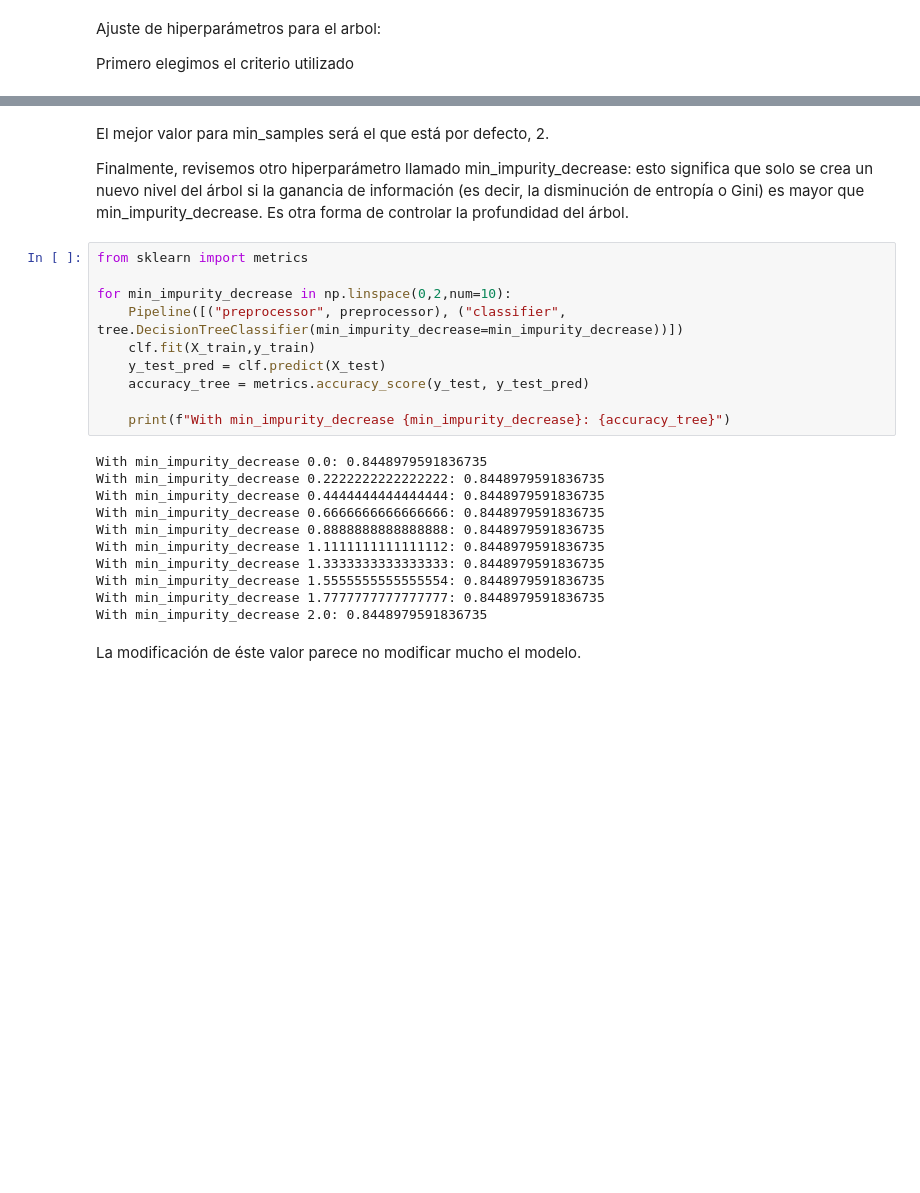
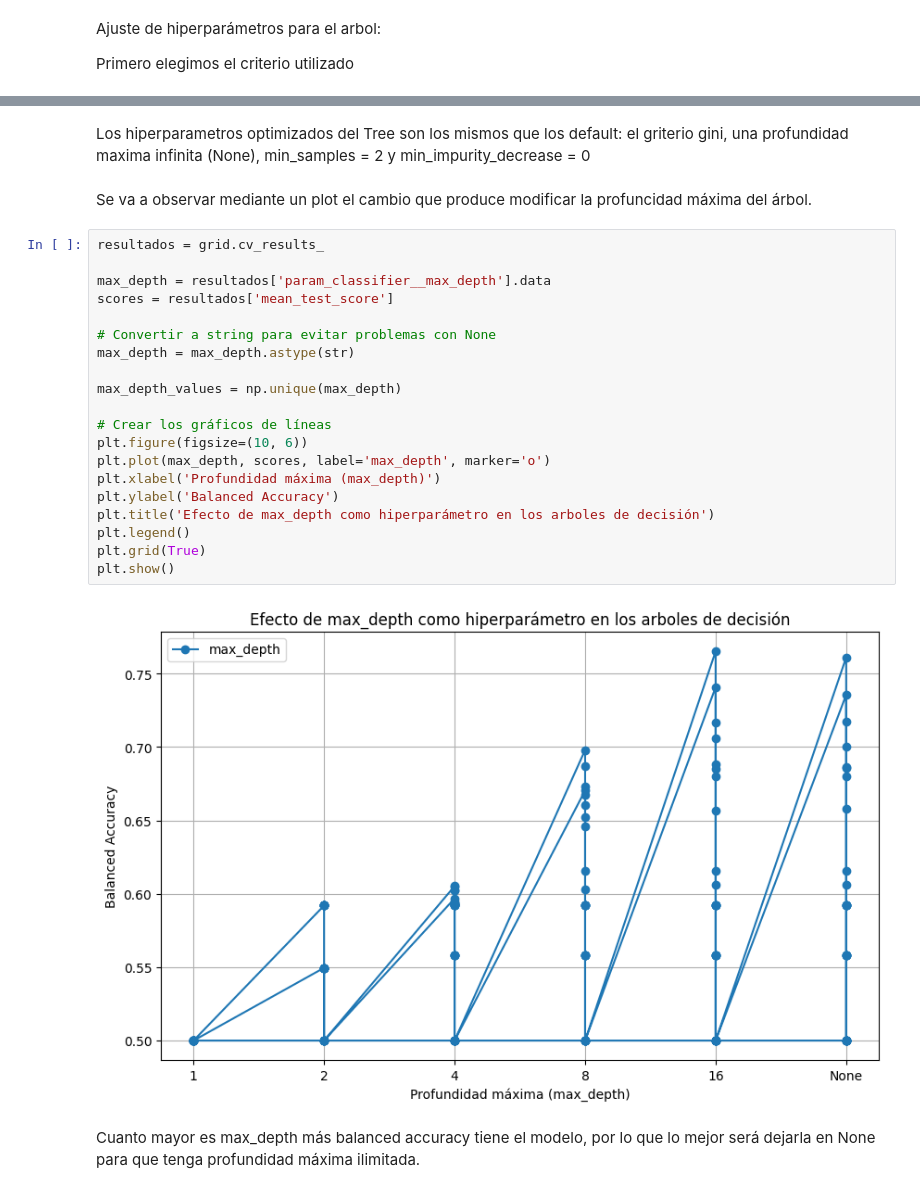
Before and after one commit to 100495991/Modelo-ML-prediccion-abandonos-en-empresa, a Jupyter notebook: main.ipynb, the cells around one changed output, grey strips where cells are left out. Saved outputs shown, nothing was run; the diff lists cells and outputs as text; blank space fills up the shorter version.

```diff
--- a/main.ipynb
+++ b/main.ipynb
@@ -531,27 +389,28 @@ Accuracy: 0.8434
-# %% [markdown]
-El mejor valor para min_samples será el que está por defecto, 2.
-
-Finalmente, revisemos otro hiperparámetro llamado min_impurity_decrease: esto significa que solo se crea un nuevo nivel del árbol si la ganancia de información (es decir, la disminución de entropía o Gini) es mayor que min_impurity_decrease. Es otra forma de controlar la profundidad del árbol.
-# %%
-from sklearn import metrics
-
-for min_impurity_decrease in np.linspace(0,2,num=10):
-    Pipeline([("preprocessor", preprocessor), ("classifier", tree.DecisionTreeClassifier(min_impurity_decrease=min_impurity_decrease))])
-    clf.fit(X_train,y_train)
-    y_test_pred = clf.predict(X_test)
-    accuracy_tree = metrics.accuracy_score(y_test, y_test_pred)
-
-    print(f"With min_impurity_decrease {min_impurity_decrease}: {accuracy_tree}")
-# %% [output]
-With min_impurity_decrease 0.0: 0.8448979591836735
-With min_impurity_decrease 0.2222222222222222: 0.8448979591836735
-With min_impurity_decrease 0.4444444444444444: 0.8448979591836735
-With min_impurity_decrease 0.6666666666666666: 0.8448979591836735
-With min_impurity_decrease 0.8888888888888888: 0.8448979591836735
-With min_impurity_decrease 1.1111111111111112: 0.8448979591836735
-With min_impurity_decrease 1.3333333333333333: 0.8448979591836735
-With min_impurity_decrease 1.5555555555555554: 0.8448979591836735
-With min_impurity_decrease 1.7777777777777777: 0.8448979591836735
-With min_impurity_decrease 2.0: 0.8448979591836735
-# %% [markdown]
-La modificación de éste valor parece no modificar mucho el modelo.
+# %% [markdown]
+Los hiperparametros optimizados del Tree son los mismos que los default: el griterio gini, una profundidad maxima infinita (None), min_samples = 2 y min_impurity_decrease = 0
+# %% [markdown]
+Se va a observar mediante un plot el cambio que produce modificar la profuncidad máxima del árbol.
+# %%
+resultados = grid.cv_results_
+
+max_depth = resultados['param_classifier__max_depth'].data
+scores = resultados['mean_test_score']
+
+# Convertir a string para evitar problemas con None
+max_depth = max_depth.astype(str)
+
+max_depth_values = np.unique(max_depth)
+
+# Crear los gráficos de líneas
+plt.figure(figsize=(10, 6))
+plt.plot(max_depth, scores, label='max_depth', marker='o')
+plt.xlabel('Profundidad máxima (max_depth)')
+plt.ylabel('Balanced Accuracy')
+plt.title('Efecto de max_depth como hiperparámetro en los arboles de decisión')
+plt.legend()
+plt.grid(True)
+plt.show()
+# %% [output]
+[figure, added]
+# %% [markdown]
+Cuanto mayor es max_depth más balanced accuracy tiene el modelo, por lo que lo mejor será dejarla en None para que tenga profundidad máxima ilimitada.
```
Also changed, not shown: parts of 19 cells of this notebook.
